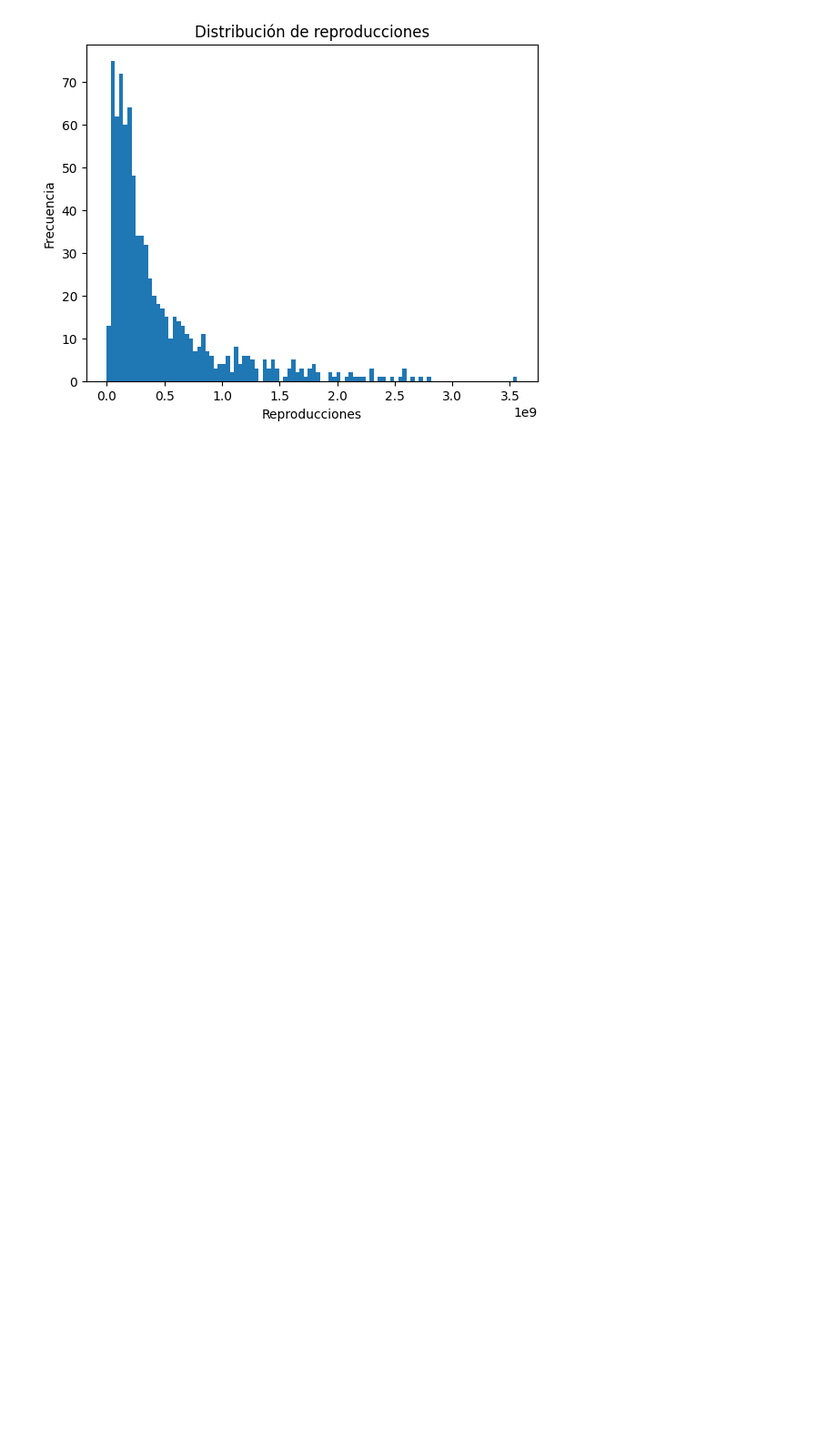
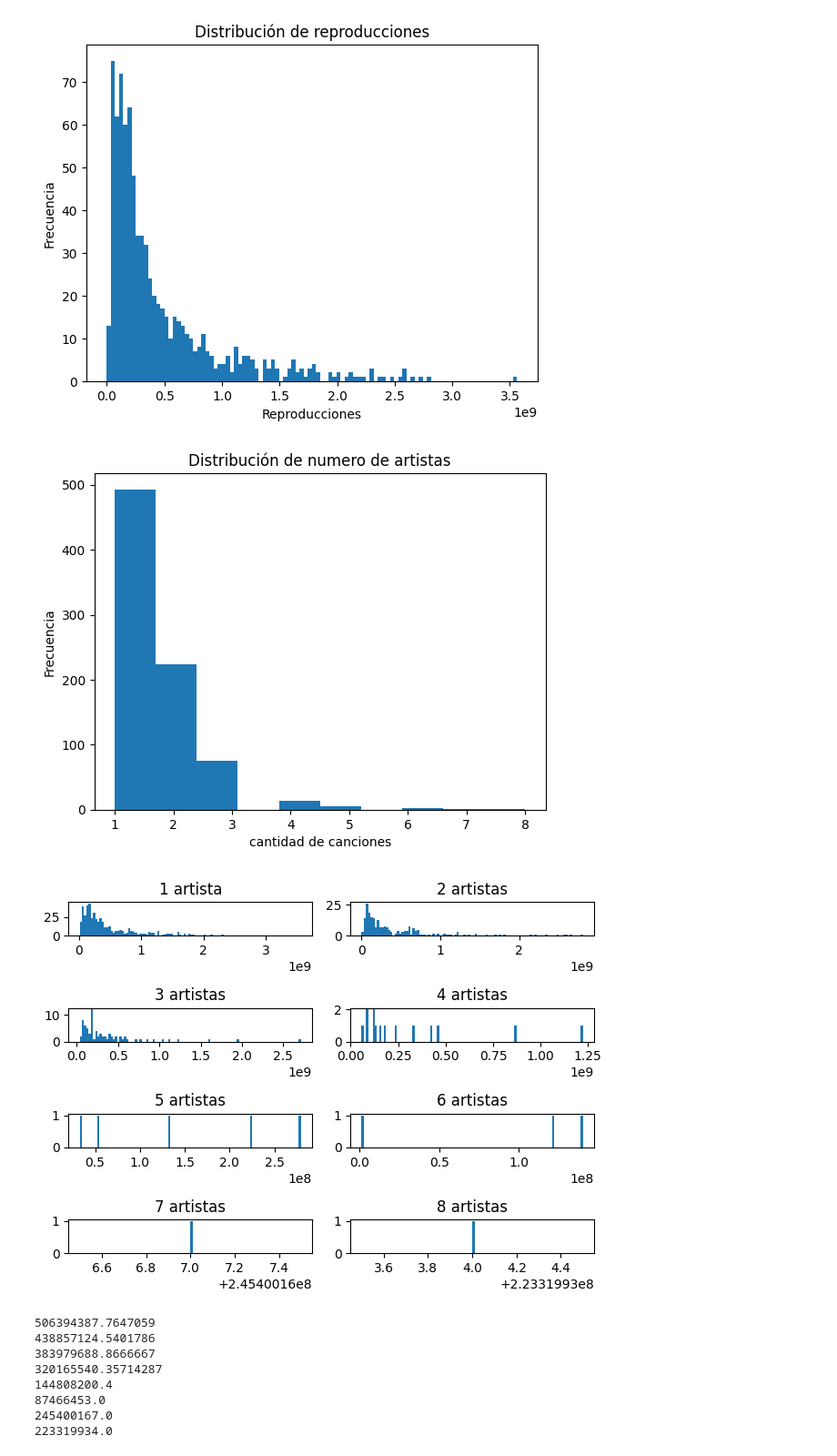
Before and after one commit to Alvaro-Olivie/Proyecto_VD, a Jupyter notebook: Prueba_Intertrimestral/Prueba_intertrimestral_18102023.ipynb, the cells around one changed output. Shown: that part at 91% size. Drawn from its saved outputs; the diff is of its cells as text; code cells hidden in the pictures; blank space fills up the shorter version.

```diff
--- a/Prueba_Intertrimestral/Prueba_intertrimestral_18102023.ipynb
+++ b/Prueba_Intertrimestral/Prueba_intertrimestral_18102023.ipynb
@@ -226,7 +226,7 @@ df = pd.read_csv("spotify-2023.csv", encoding='iso-8859-1')
 estructura(df)
 
 df = df.dropna()
-df = df[df['streams'].apply(lambda x: x.isnumeric())]
+pd.to_numeric(df["streams"], errors='coerce')
 df["streams"] = df["streams"].astype('Int64')
 df["in_deezer_playlists"] = df["in_deezer_playlists"].str.replace(',', '')
 df["in_shazam_charts"] = df["in_shazam_charts"].str.replace(',', '')
@@ -278,3 +278,67 @@ plt.ylabel("Frecuencia")
 plt.show()
 # %% [output]
 [figure]
+# %%
+plt.figure()
+plt.title("Distribución de numero de artistas")
+plt.hist(df['artist_count'], bins=10)
+plt.xlabel("cantidad de canciones")
+plt.ylabel("Frecuencia")
+plt.show()
+
+df1 = df[df['artist_count'] == 1]
+df2 = df[df['artist_count'] == 2]
+df3 = df[df['artist_count'] == 3]
+df4 = df[df['artist_count'] == 4]
+df5 = df[df['artist_count'] == 5]
+df6 = df[df['artist_count'] == 6]
+df7 = df[df['artist_count'] == 7]
+df8 = df[df['artist_count'] == 8]
+
+plt.figure()
+plt.subplot(4, 2, 1)
+plt.hist(df1['streams'], bins=100)
+plt.title("1 artista")
+plt.subplot(4, 2, 2)
+plt.hist(df2['streams'], bins=100)
+plt.title("2 artistas")
+plt.subplot(4, 2, 3)
+plt.hist(df3['streams'], bins=100)
+plt.title("3 artistas")
+plt.subplot(4, 2, 4)
+plt.hist(df4['streams'], bins=100)
+plt.title("4 artistas")
+plt.subplot(4, 2, 5)
+plt.hist(df5['streams'], bins=100)
+plt.title("5 artistas")
+plt.subplot(4, 2, 6)
+plt.hist(df6['streams'], bins=100)
+plt.title("6 artistas")
+plt.subplot(4, 2, 7)
+plt.hist(df7['streams'], bins=100)
+plt.title("7 artistas")
+plt.subplot(4, 2, 8)
+plt.hist(df8['streams'], bins=100)
+plt.title("8 artistas")
+plt.tight_layout()
+plt.show()
+
+print(df1['streams'].mean())
+print(df2['streams'].mean())
+print(df3['streams'].mean())
+print(df4['streams'].mean())
+print(df5['streams'].mean())
+print(df6['streams'].mean())
+print(df7['streams'].mean())
+print(df8['streams'].mean())
+# %% [output]
+[figure, added]
+[figure, added]
+506394387.7647059
+438857124.5401786
+383979688.8666667
+320165540.35714287
+144808200.4
+87466453.0
+245400167.0
+223319934.0
```
Also changed, not shown: parts of 2 cells of this notebook.
